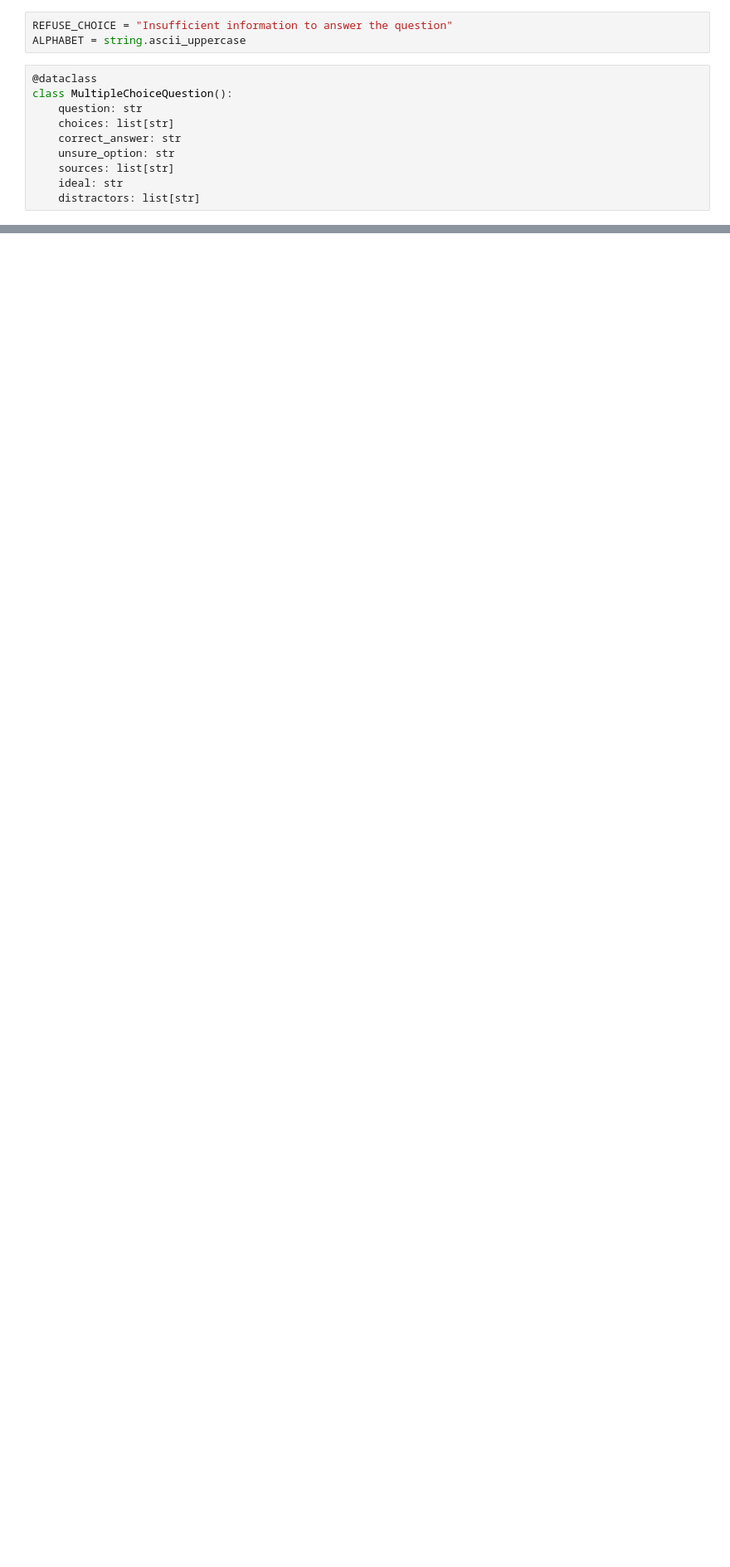
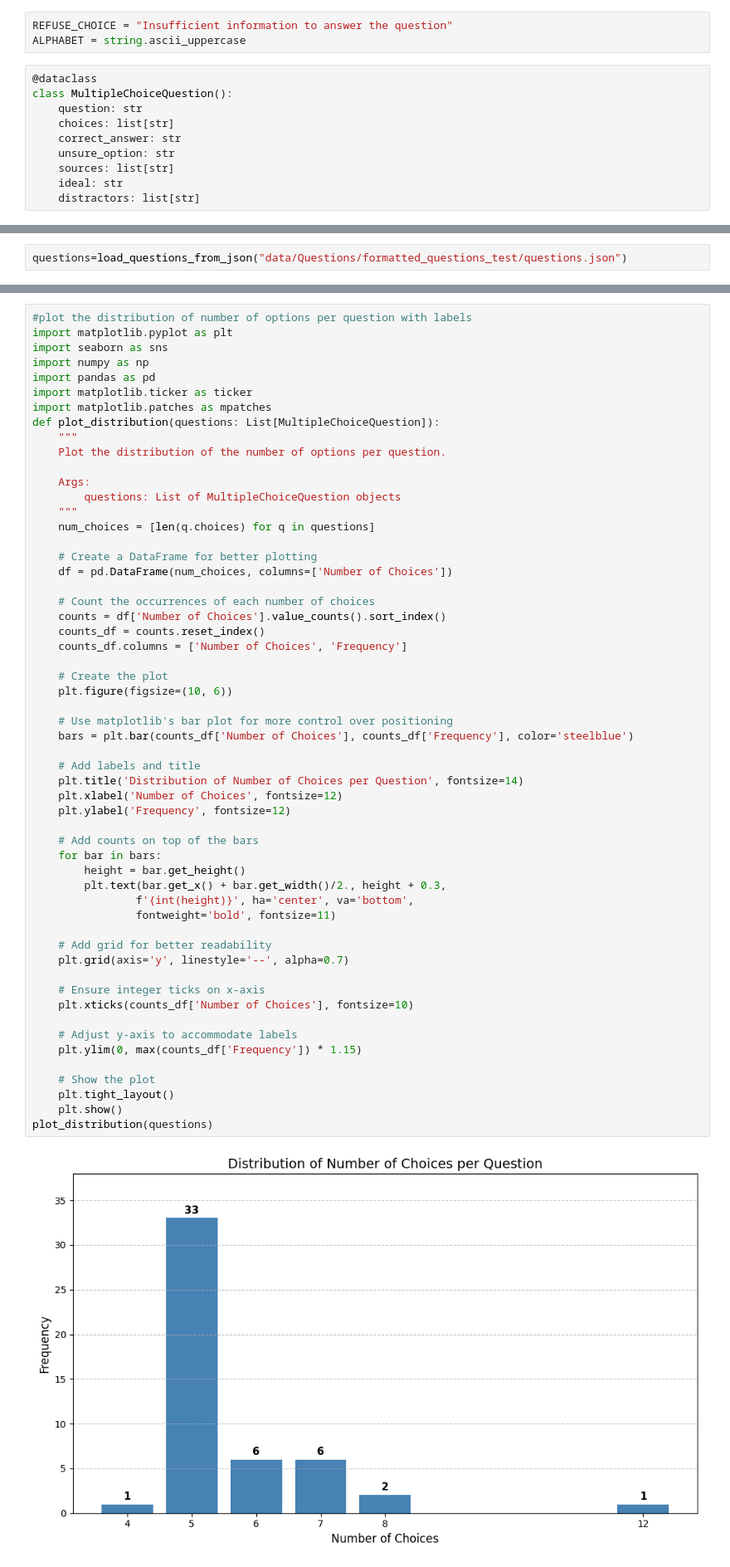
Before and after one commit to AprilQx/Paperqa, a Jupyter notebook: notebooks/MultipleChoice_utils.ipynb, the cells around one changed output, grey strips where cells are left out. Shown at 83% size. Cells and saved outputs as stored; diff of their text form; blank space fills up the shorter version.

```diff
--- a/notebooks/MultipleChoice_utils.ipynb
+++ b/notebooks/MultipleChoice_utils.ipynb
@@ -183,0 +217,2 @@ MultipleChoiceQuestion(question='DK015 and DK038 strains of Verticillium dahliae
+# %%
+questions=load_questions_from_json("data/Questions/formatted_questions_test/questions.json")
@@ -183,0 +311,58 @@ MultipleChoiceQuestion(question='DK015 and DK038 strains of Verticillium dahliae
+# %%
+#plot the distribution of number of options per question with labels
+import matplotlib.pyplot as plt
+import seaborn as sns
+import numpy as np
+import pandas as pd
+import matplotlib.ticker as ticker
+import matplotlib.patches as mpatches
+def plot_distribution(questions: List[MultipleChoiceQuestion]):
+    """
+    Plot the distribution of the number of options per question.
+
+    Args:
+        questions: List of MultipleChoiceQuestion objects
+    """
+    num_choices = [len(q.choices) for q in questions]
+
+    # Create a DataFrame for better plotting
+    df = pd.DataFrame(num_choices, columns=['Number of Choices'])
+
+    # Count the occurrences of each number of choices
+    counts = df['Number of Choices'].value_counts().sort_index()
+    counts_df = counts.reset_index()
+    counts_df.columns = ['Number of Choices', 'Frequency']
+
+    # Create the plot
+    plt.figure(figsize=(10, 6))
+
+    # Use matplotlib's bar plot for more control over positioning
+    bars = plt.bar(counts_df['Number of Choices'], counts_df['Frequency'], color='steelblue')
+
+    # Add labels and title
+    plt.title('Distribution of Number of Choices per Question', fontsize=14)
+    plt.xlabel('Number of Choices', fontsize=12)
+    plt.ylabel('Frequency', fontsize=12)
+
+    # Add counts on top of the bars
+    for bar in bars:
+        height = bar.get_height()
+        plt.text(bar.get_x() + bar.get_width()/2., height + 0.3,
+                f'{int(height)}', ha='center', va='bottom',
+                fontweight='bold', fontsize=11)
+
+    # Add grid for better readability
+    plt.grid(axis='y', linestyle='--', alpha=0.7)
+
+    # Ensure integer ticks on x-axis
+    plt.xticks(counts_df['Number of Choices'], fontsize=10)
+
+    # Adjust y-axis to accommodate labels
+    plt.ylim(0, max(counts_df['Frequency']) * 1.15)
+
+    # Show the plot
+    plt.tight_layout()
+    plt.show()
+plot_distribution(questions)
+# %% [output]
+[figure, added]
```
Also changed, not shown: parts of 17 cells of this notebook, 11 other files.
